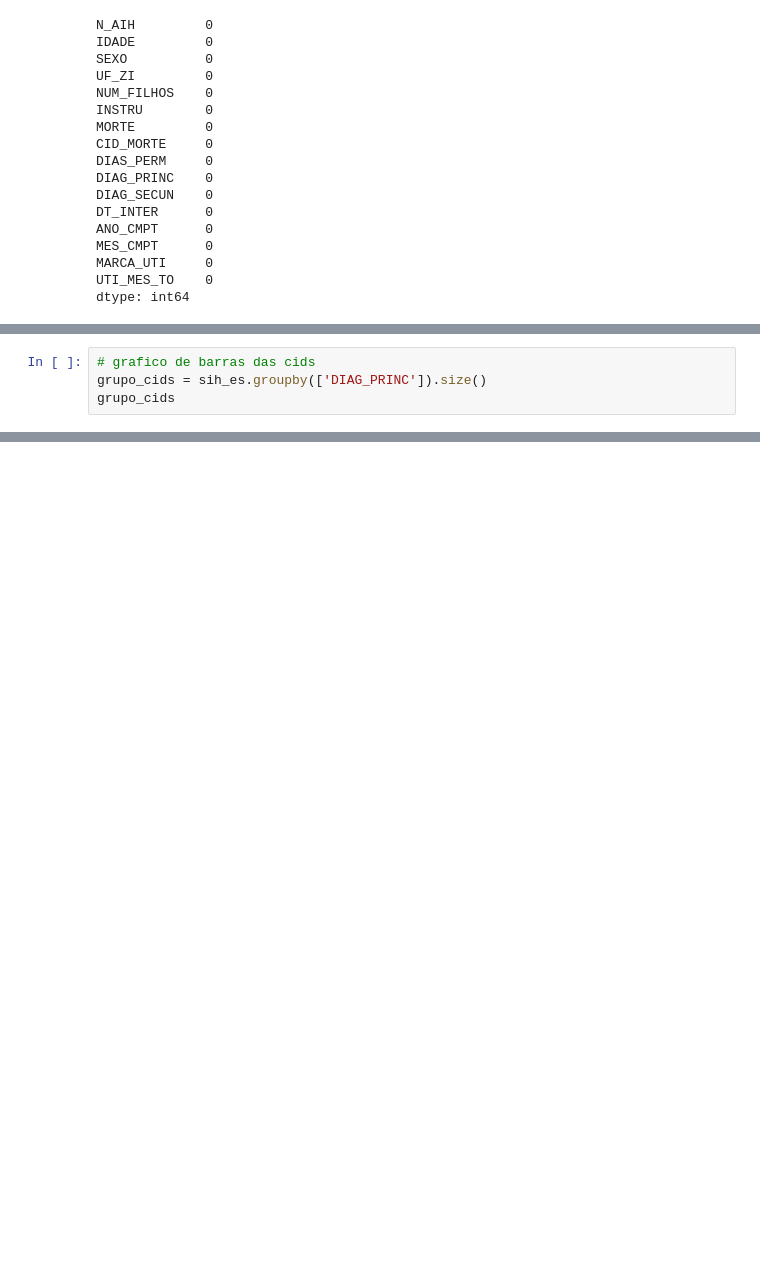
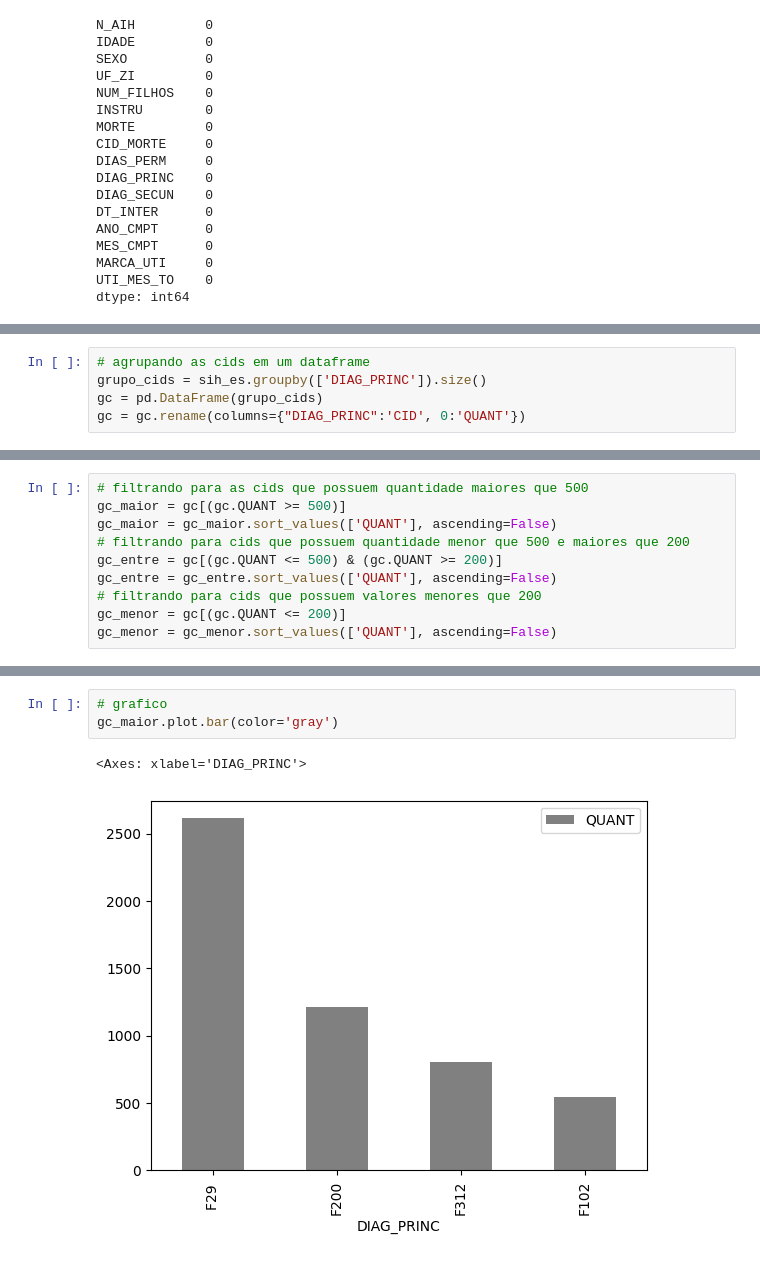
Before and after one commit to pedr0passos/sihsus_teste, a Jupyter notebook: sih_es.ipynb, the cells around one changed output, grey strips where cells are left out. Saved outputs shown, nothing was run; the diff lists cells and outputs as text; blank space fills up the shorter version.

```diff
--- a/sih_es.ipynb
+++ b/sih_es.ipynb
@@ -152,4 +170,5 @@ grupo_sexo.plot.bar(color='blue')
 # %%
-# grafico de barras das cids
+# agrupando as cids em um dataframe
 grupo_cids = sih_es.groupby(['DIAG_PRINC']).size()
-grupo_cids
+gc = pd.DataFrame(grupo_cids)
+gc = gc.rename(columns={"DIAG_PRINC":'CID', 0:'QUANT'})
@@ -174,0 +175,10 @@ AttributeError: ignored
+# %%
+# filtrando para as cids que possuem quantidade maiores que 500
+gc_maior = gc[(gc.QUANT >= 500)]
+gc_maior = gc_maior.sort_values(['QUANT'], ascending=False)
+# filtrando para cids que possuem quantidade menor que 500 e maiores que 200
+gc_entre = gc[(gc.QUANT <= 500) & (gc.QUANT >= 200)]
+gc_entre = gc_entre.sort_values(['QUANT'], ascending=False)
+# filtrando para cids que possuem valores menores que 200
+gc_menor = gc[(gc.QUANT <= 200)]
+gc_menor = gc_menor.sort_values(['QUANT'], ascending=False)
@@ -174,0 +224,6 @@ AttributeError: ignored
+# %%
+# grafico
+gc_maior.plot.bar(color='gray')
+# %% [output]
+<Axes: xlabel='DIAG_PRINC'>
+[figure, added]
```
Also changed, not shown: parts of 9 cells of this notebook.
